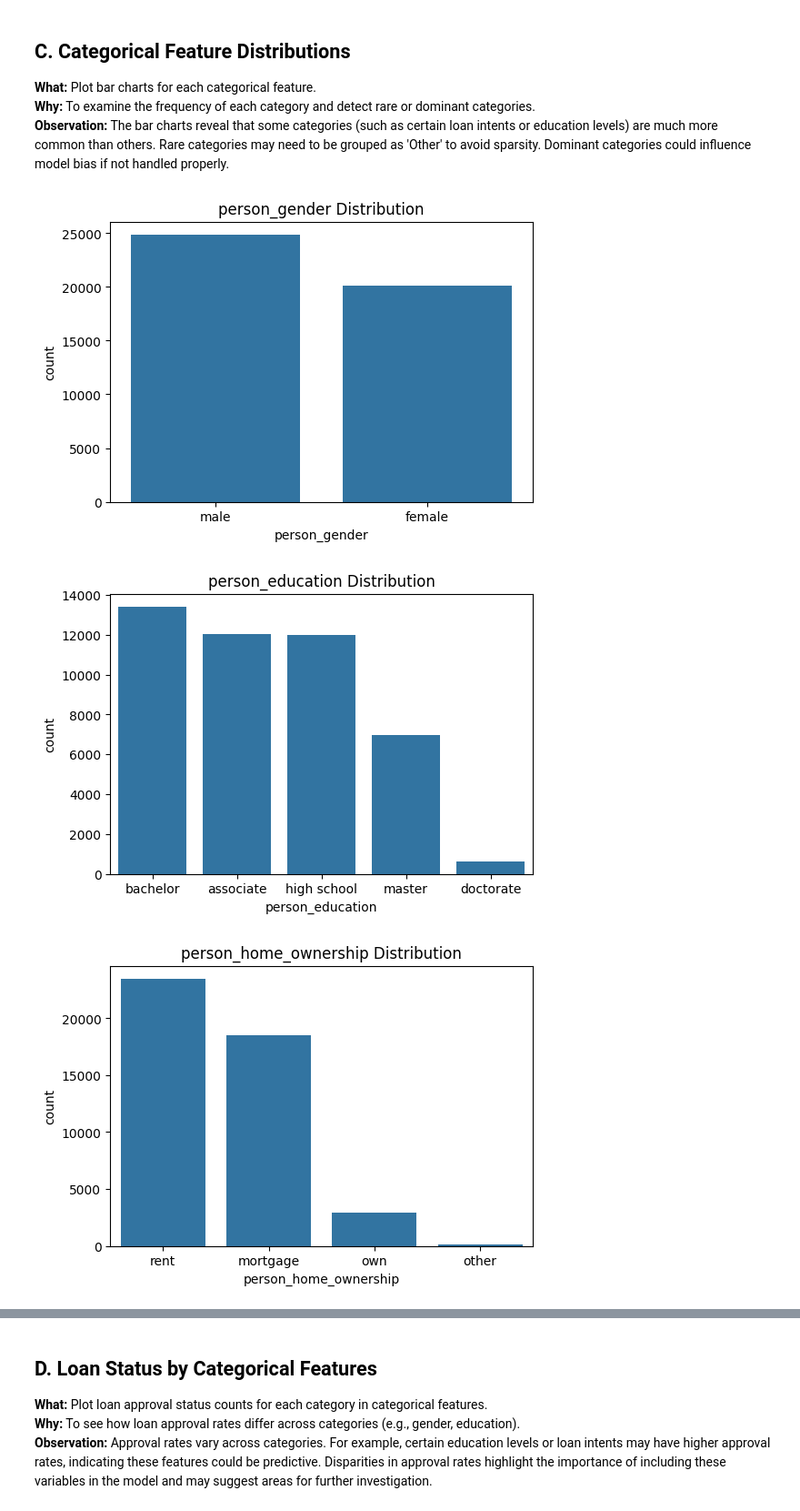
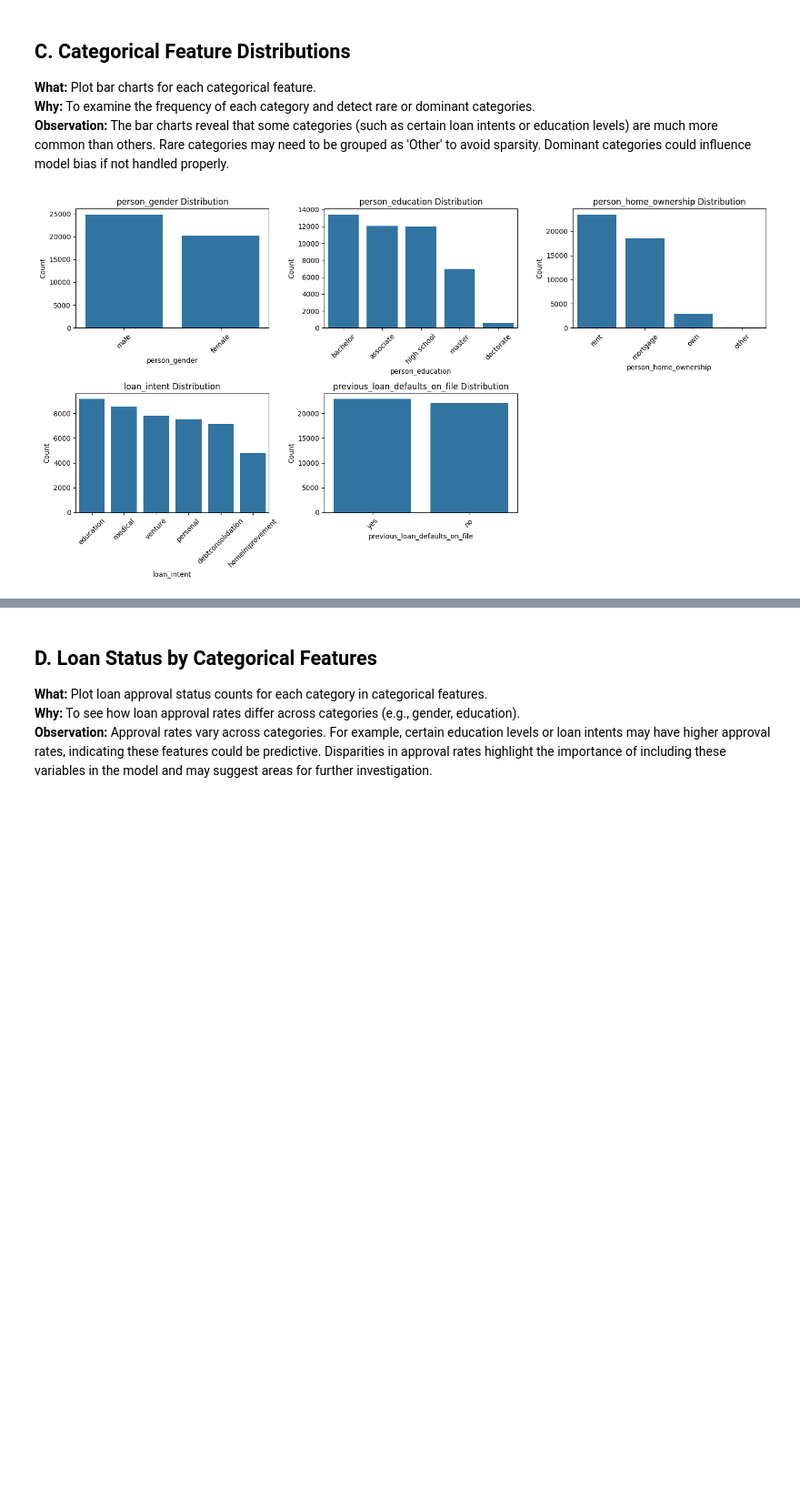
Before and after one commit to Hsotuhsa-S/Loan-Prediction-E2E-ML-Workflow, a Jupyter notebook: 00_LoanData_Cleanup_EDA.ipynb, the cells around one changed output, grey strips where cells are left out. Shown at 91% size. Saved outputs shown, nothing was run; the diff lists cells and outputs as text; code cells hidden in the pictures; blank space fills up the shorter version.

Commit message:
Optimize plots display

```diff
--- a/00_LoanData_Cleanup_EDA.ipynb
+++ b/00_LoanData_Cleanup_EDA.ipynb
@@ -271,12 +271,25 @@ plt.show()
 # %%
 # Categorical Feature Distributions (Bar Plots)
 cat_cols = rawLoanData_filled.select_dtypes(include=['object', 'boolean']).columns.drop('loan_status')
-for col in cat_cols:
-    plt.figure(figsize=(6,4))
-    sns.countplot(x=col, data=rawLoanData_filled, order=rawLoanData_filled[col].value_counts().index)
-    plt.title(f'{col} Distribution')
-    plt.show()
+n_cols = 3
+n_rows = (len(cat_cols) + n_cols - 1) // n_cols
+
+fig, axes = plt.subplots(n_rows, n_cols, figsize=(5 * n_cols, 4 * n_rows))
+axes = axes.flatten()
+
+for i, col in enumerate(cat_cols):
+    sns.countplot(x=col, data=rawLoanData_filled, order=rawLoanData_filled[col].value_counts().index, ax=axes[i])
+    axes[i].set_title(f'{col} Distribution')
+    axes[i].set_xlabel(col)
+    axes[i].set_ylabel('Count')
+    axes[i].tick_params(axis='x', labelrotation=45)
+    axes[i].tick_params(axis='y', labelsize=10)
+
+# Remove unused subplots
+for j in range(i + 1, len(axes)):
+    fig.delaxes(axes[j])
+
+plt.tight_layout()
+plt.show()
 # %% [output]
-[figure, old version]
+[figure, new version]
-[figure, removed]
-[figure, removed]
```
Also changed, not shown: parts of 2 cells of this notebook.
